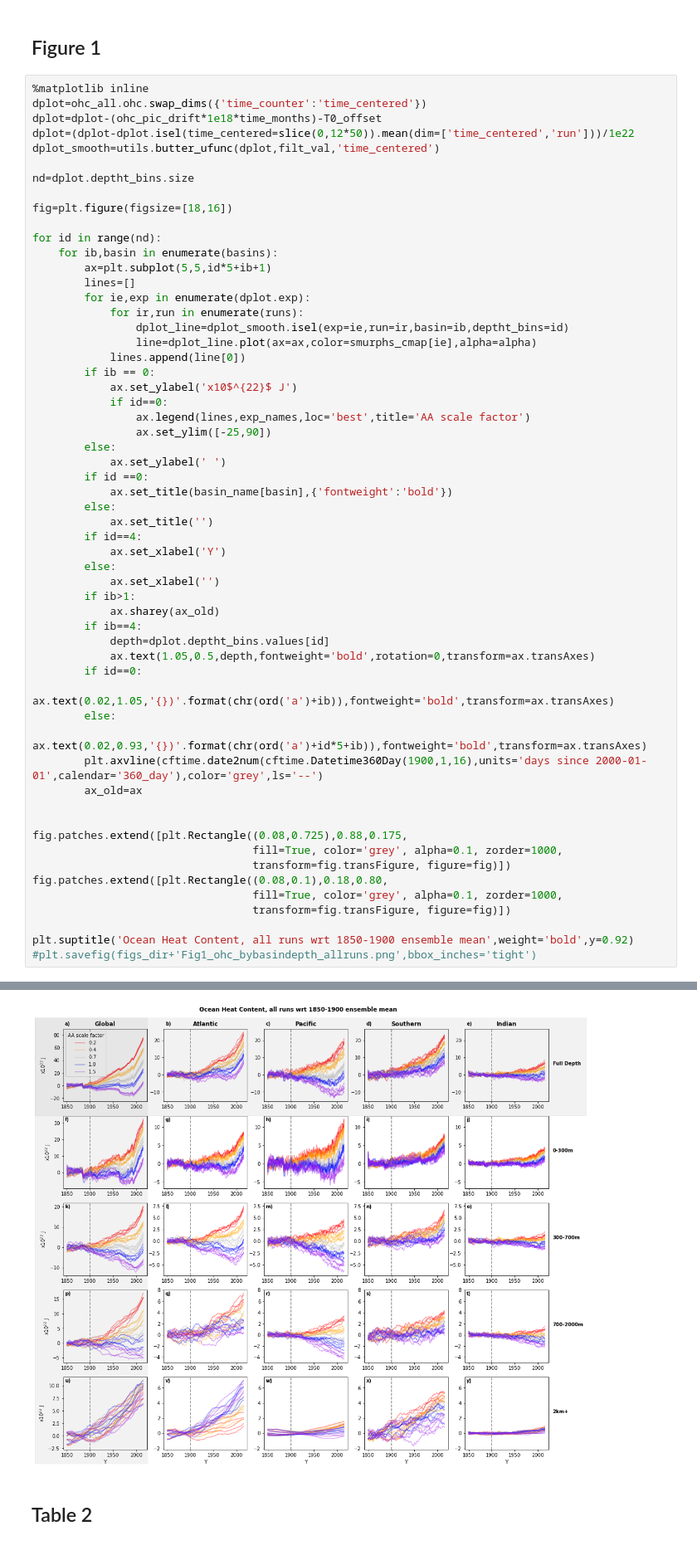
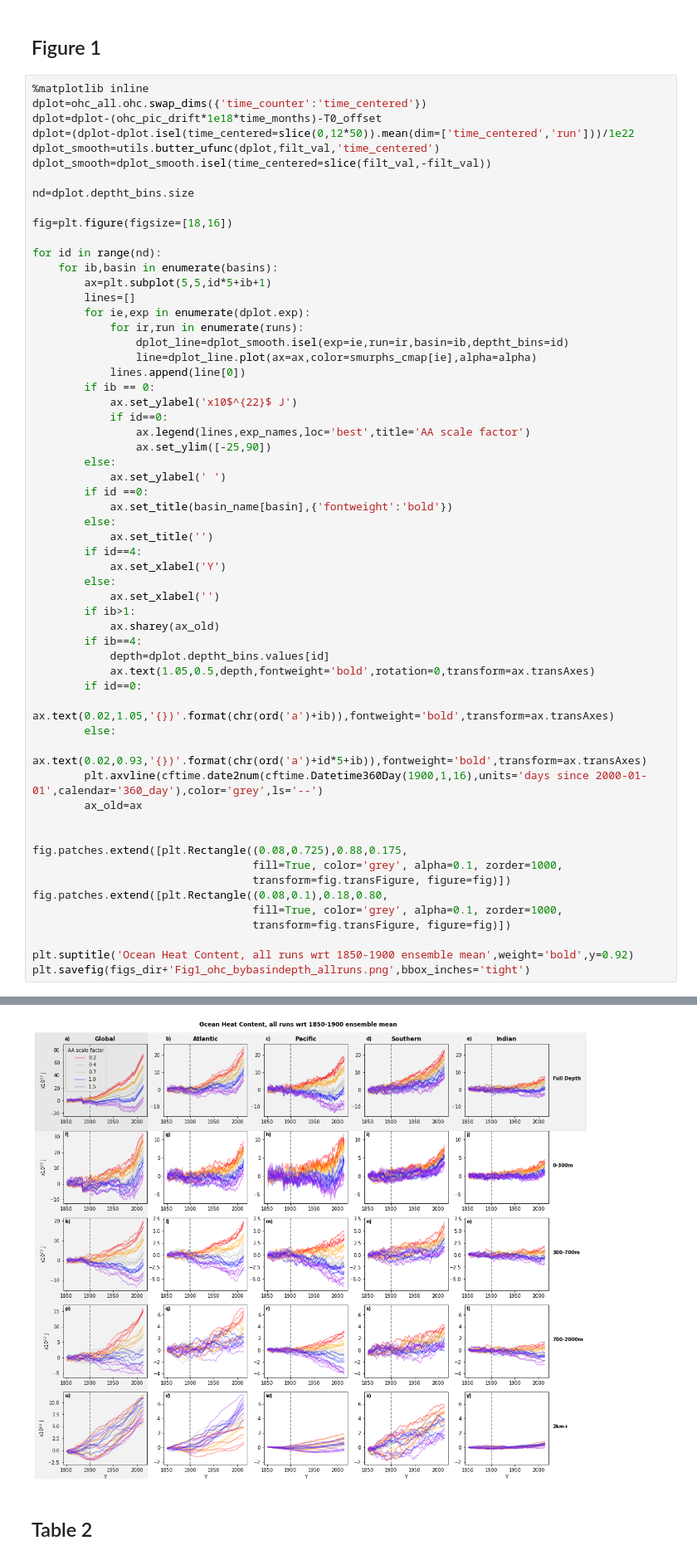
Before and after one commit to emmomp/SMURPHS_OHC, a Jupyter notebook: figure_notebooks/Fig1_OHCvtime.ipynb, the cells around one changed output, grey strips where cells are left out. Shown at 83% size. Saved outputs shown, nothing was run; the diff lists cells and outputs as text.

Commit message:
removed first and last filt_val from t series

```diff
--- a/figure_notebooks/Fig1_OHCvtime.ipynb
+++ b/figure_notebooks/Fig1_OHCvtime.ipynb
@@ -72,6 +72,7 @@ dplot=ohc_all.ohc.swap_dims({'time_counter':'time_centered'})
 dplot=dplot-(ohc_pic_drift*1e18*time_months)-T0_offset
 dplot=(dplot-dplot.isel(time_centered=slice(0,12*50)).mean(dim=['time_centered','run']))/1e22
 dplot_smooth=utils.butter_ufunc(dplot,filt_val,'time_centered')
+dplot_smooth=dplot_smooth.isel(time_centered=slice(filt_val,-filt_val))
 
 nd=dplot.deptht_bins.size
 
@@ -97,35 +98,35 @@ for id in range(nd):
             ax.set_title(basin_name[basin],{'fontweight':'bold'})
         else:
             ax.set_title('')
         if id==4:
             ax.set_xlabel('Y')
         else:
             ax.set_xlabel('')
         if ib>1:
             ax.sharey(ax_old)
         if ib==4:
             depth=dplot.deptht_bins.values[id]
             ax.text(1.05,0.5,depth,fontweight='bold',rotation=0,transform=ax.transAxes)
         if id==0:
             ax.text(0.02,1.05,'{})'.format(chr(ord('a')+ib)),fontweight='bold',transform=ax.transAxes)
         else:
             ax.text(0.02,0.93,'{})'.format(chr(ord('a')+id*5+ib)),fontweight='bold',transform=ax.transAxes)
         plt.axvline(cftime.date2num(cftime.Datetime360Day(1900,1,16),units='days since 2000-01-01',calendar='360_day'),color='grey',ls='--')
         ax_old=ax
 
 
 fig.patches.extend([plt.Rectangle((0.08,0.725),0.88,0.175,
                                   fill=True, color='grey', alpha=0.1, zorder=1000,
                                   transform=fig.transFigure, figure=fig)])
 fig.patches.extend([plt.Rectangle((0.08,0.1),0.18,0.80,
                                   fill=True, color='grey', alpha=0.1, zorder=1000,
                                   transform=fig.transFigure, figure=fig)])
 
 plt.suptitle('Ocean Heat Content, all runs wrt 1850-1900 ensemble mean',weight='bold',y=0.92)
-#plt.savefig(figs_dir+'Fig1_ohc_bybasindepth_allruns.png',bbox_inches='tight')
+plt.savefig(figs_dir+'Fig1_ohc_bybasindepth_allruns.png',bbox_inches='tight')
 # %% [output]
 Text(0.5, 0.92, 'Ocean Heat Content, all runs wrt 1850-1900 ensemble mean')
-[figure, old version]
+[figure, new version]
 # %% [markdown]
 ## Table 2
 # %%
```
Also changed, not shown: parts of 2 cells of this notebook.
